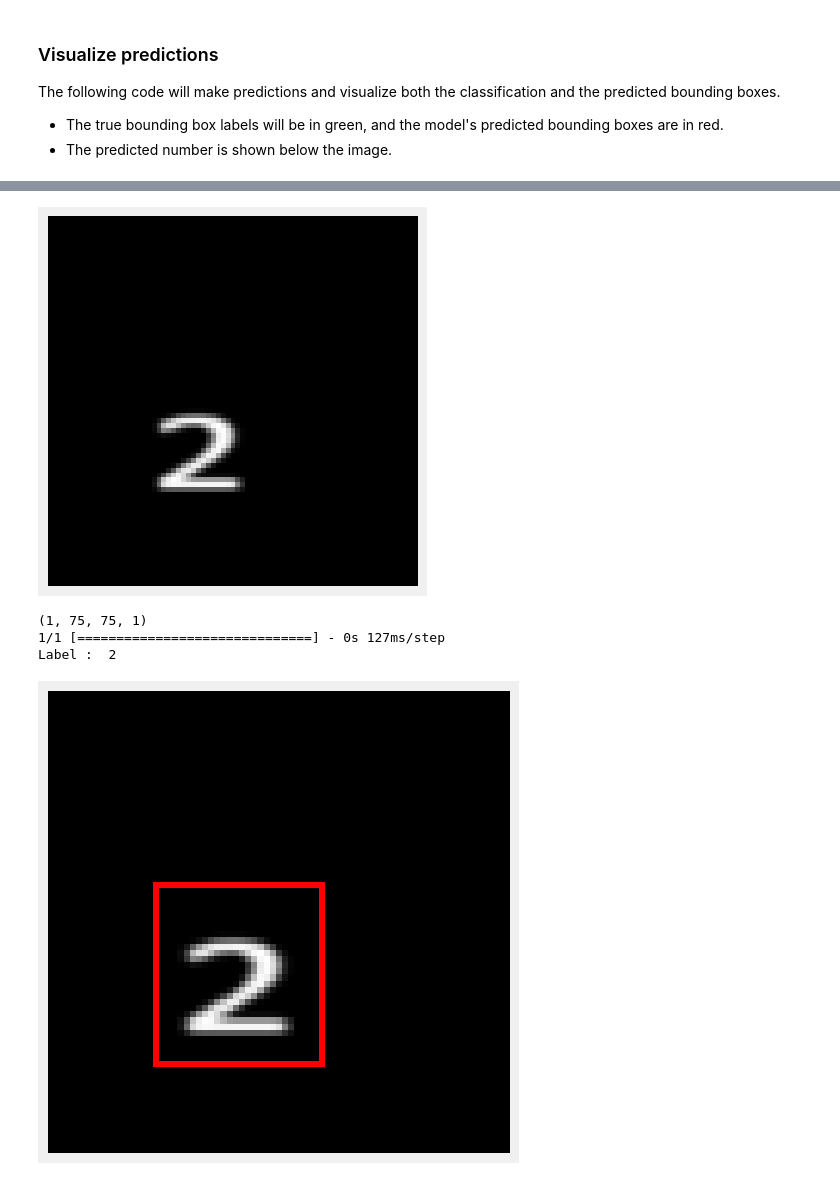
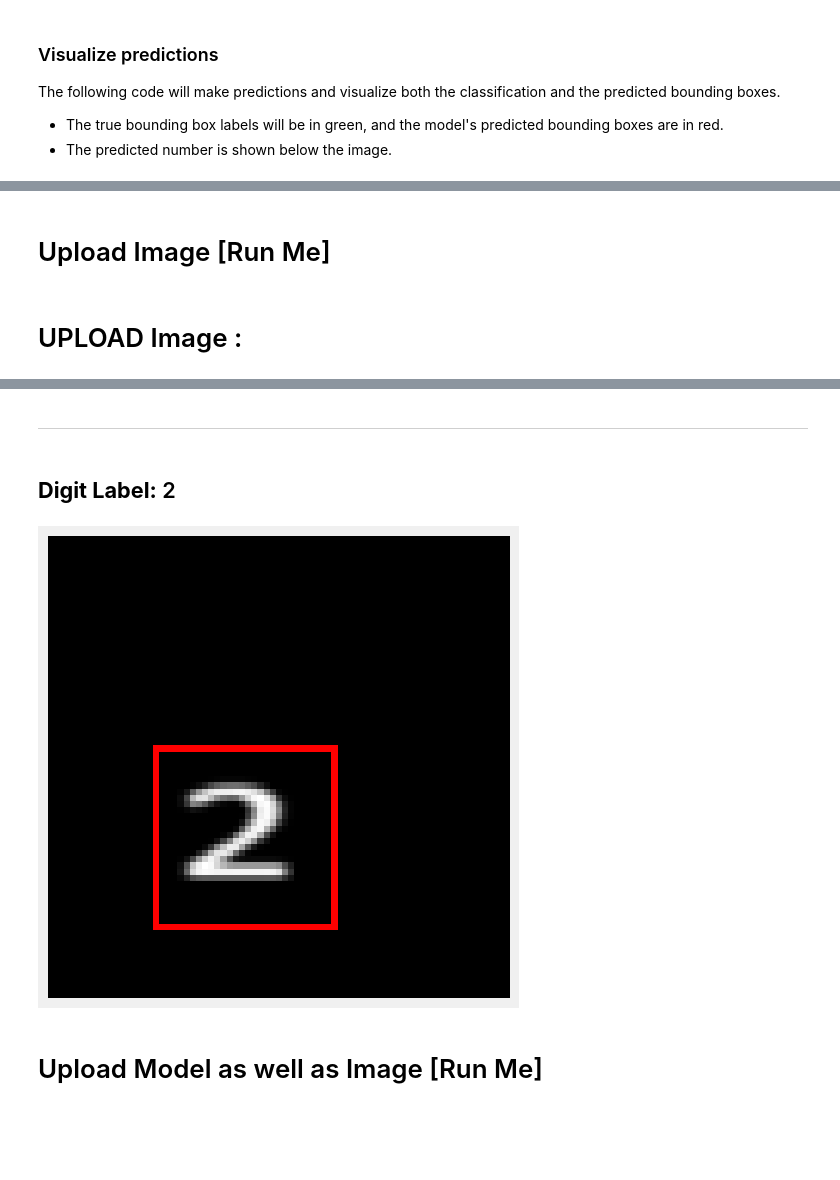
Before and after one commit to ParitKansal/Image-Classification-and-Object-Localization, a Jupyter notebook: object_localization_and_classification.ipynb, the cells around one changed output, grey strips where cells are left out. Saved outputs shown, nothing was run; the diff lists cells and outputs as text; code cells hidden in the pictures; blank space fills up the shorter version.

```diff
--- a/object_localization_and_classification.ipynb
+++ b/object_localization_and_classification.ipynb
@@ -264,25 +264,29 @@ Otherwise:
 # %%
+import tensorflow as tf
+
 # Detect hardware
 try:
-  tpu = tf.distribute.cluster_resolver.TPUClusterResolver() # TPU detection
+    tpu = tf.distribute.cluster_resolver.TPUClusterResolver()  # TPU detection
+    print("TPU detected")
 except ValueError:
-  tpu = None
-  gpus = tf.config.experimental.list_logical_devices("GPU")
+    tpu = None
+    gpus = tf.config.experimental.list_logical_devices("GPU")
 
 # Select appropriate distribution strategy
 if tpu:
-  tf.config.experimental_connect_to_cluster(tpu)
-  tf.tpu.experimental.initialize_tpu_system(tpu)
-  strategy = tf.distribute.experimental.TPUStrategy(tpu) # Going back and forth between TPU and host is expensive. Better to run 128 batches on the TPU before reporting back.
-  print('Running on TPU ', tpu.cluster_spec().as_dict()['worker'])
+    tf.config.experimental_connect_to_cluster(tpu)
+    tf.tpu.experimental.initialize_tpu_system(tpu)
+    strategy = tf.distribute.TPUStrategy(tpu)  # Use non-experimental TPUStrategy
+    print('Running on TPU')
 elif len(gpus) > 1:
-  strategy = tf.distribute.MirroredStrategy([gpu.name for gpu in gpus])
-  print('Running on multiple GPUs ', [gpu.name for gpu in gpus])
+    strategy = tf.distribute.MirroredStrategy([gpu.name for gpu in gpus])
+    print('Running on multiple GPUs:', [gpu.name for gpu in gpus])
 elif len(gpus) == 1:
-  strategy = tf.distribute.get_strategy() # default strategy that works on CPU and single GPU
-  print('Running on single GPU ', gpus[0].name)
+    strategy = tf.distribute.get_strategy()  # Default strategy for single GPU
+    print('Running on single GPU:', gpus[0].name)
 else:
-  strategy = tf.distribute.get_strategy() # default strategy that works on CPU and single GPU
-  print('Running on CPU')
-print("Number of accelerators: ", strategy.num_replicas_in_sync)
+    strategy = tf.distribute.get_strategy()  # Default strategy for CPU
+    print('Running on CPU')
+
+print("Number of accelerators:", strategy.num_replicas_in_sync)
 # %% [output]
@@ -580,5 +579,7 @@ Number of predictions where iou < threshold(0.6): 436
 # %%
 model.save('model.h5')
+# %% [markdown]
+# Upload Image [Run Me]
 # %%
 from google.colab import files  # Only works in Google Colab
 from PIL import Image, ImageDraw
@@ -586,8 +587,6 @@ from io import BytesIO
 import numpy as np
 import matplotlib.pyplot as plt
 from tensorflow.keras.models import load_model  # Import the load_model function
-
-#@title Plot Utilities for Bounding Boxes [RUN ME]
 
 im_width = 75
 im_height = 75
@@ -716,11 +715,6 @@ def upload_image():
         # Resize the image to 75x75 pixels
         img = img.resize((75, 75))
 
-        # Display the image
-        plt.imshow(img, cmap='gray')  # Show image in grayscale
-        plt.axis('off')  # Hide axis
-        plt.show()
-
         # Convert to numpy array and normalize (scale by 255)
         img_array = np.array(img) / 255.0
         return img_array
@@ -730,11 +724,11 @@ model = load_model("/content/model.h5")  # Replace with the path to your saved m
 
 # Example usage (make sure to replace with actual data):
 # recognize validation digits
+display(Markdown("# UPLOAD Image : "))
 validation_digit = upload_image()
 
 # Reshape the image to match the expected input shape (1, 75, 75, 1)
 validation_digit = validation_digit.reshape(1, 75, 75, 1)  # Ensure the input shape is correct
-print(validation_digit.shape)
 
 # Model prediction
 predictions = model.predict(validation_digit)
@@ -746,7 +740,9 @@ predicted_labels = np.argmax(predictions[0], axis=1)
 predicted_bboxes = predictions[1]  # Should be of shape [num_boxes, 4]
 
 # Display the result
-print("Label : ", predicted_labels[0])
+display(Markdown(f"---"))
+display(Markdown(f"## **Digit Label:** {predicted_labels[0]}"))
 display_single_digit_with_predicted_bboxes(validation_digit[0], predicted_bboxes)
 # %% [output]
+# UPLOAD Image :
 [interactive output not drawn]
@@ -754,8 +751,8 @@ Saving temp.png to temp.png
+---
+## **Digit Label:** 2
-[figure, old version]
+[figure, new version]
-(1, 75, 75, 1)
-1/1 [==============================] - 0s 127ms/step
-Label :  2
-[figure, removed]
+# %% [markdown]
+# Upload Model as well as Image [Run Me]
 # %%
 from google.colab import files  # Only works in Google Colab
 from PIL import Image, ImageDraw
```
Also changed, not shown: parts of 16 cells of this notebook.
